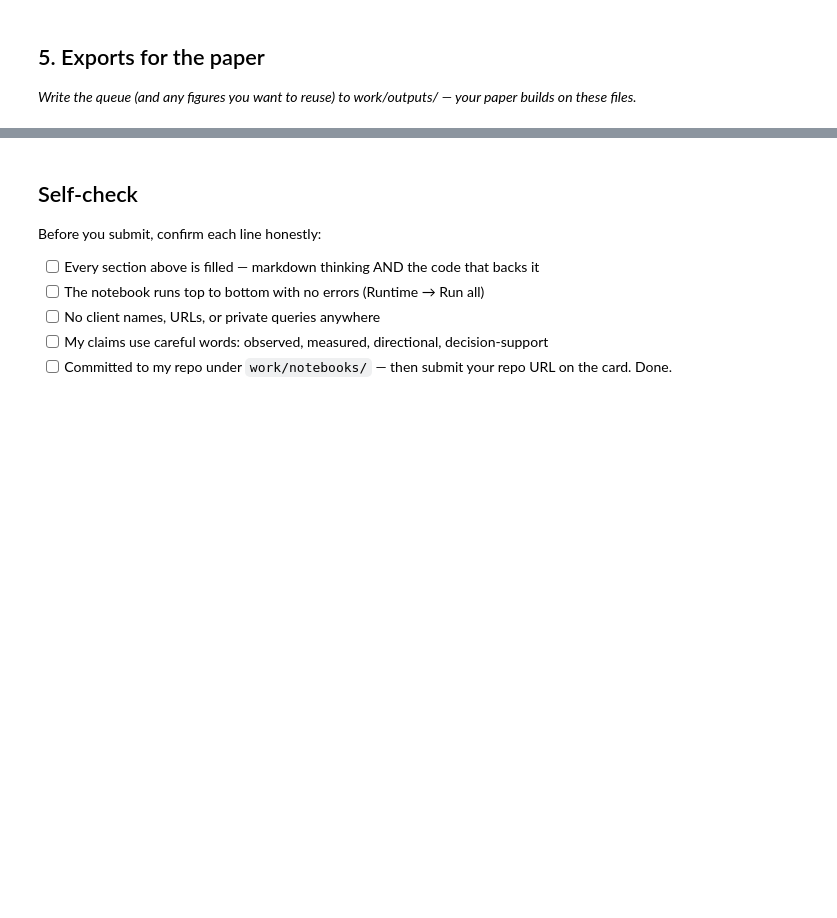
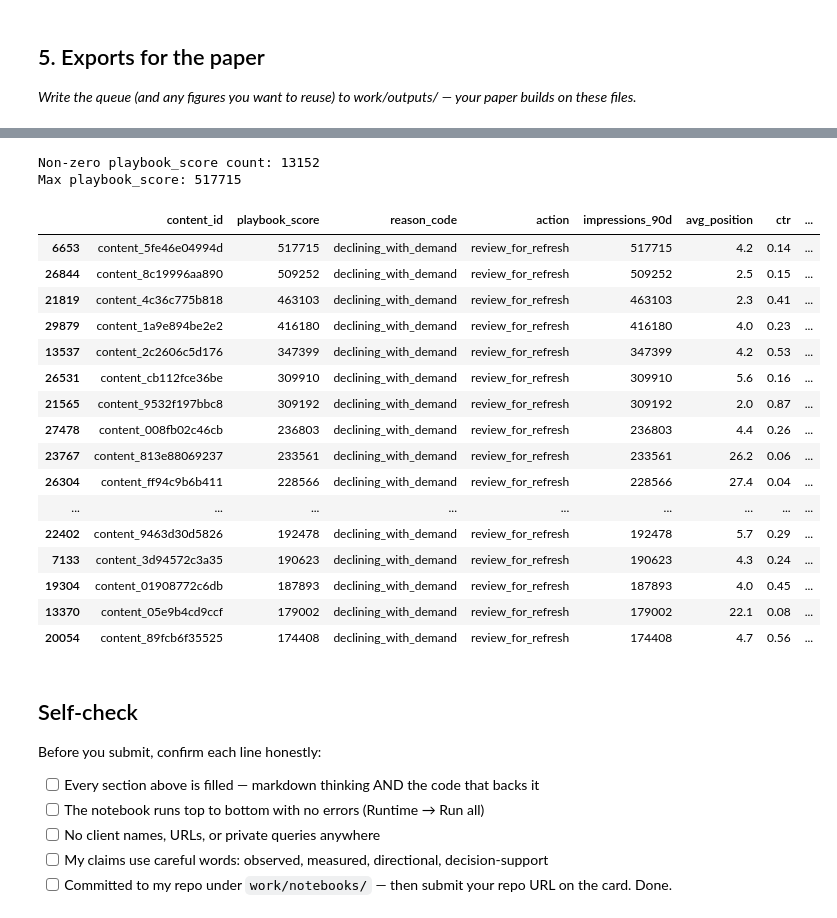
Before and after one commit to maheen-armghan/flyrank-internship, a Jupyter notebook: work/notebooks/w07_action_playbook.ipynb, the cells around one changed output, grey strips where cells are left out. Drawn from its saved outputs; the diff is of its cells as text; code cells hidden in the pictures; blank space fills up the shorter version.

```diff
--- a/work/notebooks/w07_action_playbook.ipynb
+++ b/work/notebooks/w07_action_playbook.ipynb
@@ -44,3 +166,34 @@ This skeleton is yours to fill. Work the sections **in order** — each one has
+# %%
+df["playbook_score"] = (
+    (df["is_declining_label"] == 1) & (df["impressions_90d"] >= 100)
+).astype(int) * df["impressions_90d"]
+
+print("Non-zero playbook_score count:", (df["playbook_score"] > 0).sum())
+print("Max playbook_score:", df["playbook_score"].max())
+
+queue = df.sort_values("playbook_score", ascending=False)
+top20 = queue.head(20)[["content_id","playbook_score","reason_code","action","impressions_90d","avg_position","ctr","trend_direction"]]
+top20
+# %% [output]
+Non-zero playbook_score count: 13152
+Max playbook_score: 517715
+|  | content_id | playbook_score | reason_code | action | impressions_90d | avg_position | ctr | ... |
+| 6653 | content_5fe46e04994d | 517715 | declining_with_demand | review_for_refresh | 517715 | 4.2 | 0.14 | ... |
+| 26844 | content_8c19996aa890 | 509252 | declining_with_demand | review_for_refresh | 509252 | 2.5 | 0.15 | ... |
+| 21819 | content_4c36c775b818 | 463103 | declining_with_demand | review_for_refresh | 463103 | 2.3 | 0.41 | ... |
+| 29879 | content_1a9e894be2e2 | 416180 | declining_with_demand | review_for_refresh | 416180 | 4.0 | 0.23 | ... |
+| 13537 | content_2c2606c5d176 | 347399 | declining_with_demand | review_for_refresh | 347399 | 4.2 | 0.53 | ... |
+| 26531 | content_cb112fce36be | 309910 | declining_with_demand | review_for_refresh | 309910 | 5.6 | 0.16 | ... |
+| 21565 | content_9532f197bbc8 | 309192 | declining_with_demand | review_for_refresh | 309192 | 2.0 | 0.87 | ... |
+| 27478 | content_008fb02c46cb | 236803 | declining_with_demand | review_for_refresh | 236803 | 4.4 | 0.26 | ... |
+| 23767 | content_813e88069237 | 233561 | declining_with_demand | review_for_refresh | 233561 | 26.2 | 0.06 | ... |
+| 26304 | content_ff94c9b6b411 | 228566 | declining_with_demand | review_for_refresh | 228566 | 27.4 | 0.04 | ... |
+| ... | ... | ... | ... | ... | ... | ... | ... | ... |
+| 22402 | content_9463d30d5826 | 192478 | declining_with_demand | review_for_refresh | 192478 | 5.7 | 0.29 | ... |
+| 7133 | content_3d94572c3a35 | 190623 | declining_with_demand | review_for_refresh | 190623 | 4.3 | 0.24 | ... |
+| 19304 | content_01908772c6db | 187893 | declining_with_demand | review_for_refresh | 187893 | 4.0 | 0.45 | ... |
+| 13370 | content_05e9b4cd9ccf | 179002 | declining_with_demand | review_for_refresh | 179002 | 22.1 | 0.08 | ... |
+| 20054 | content_89fcb6f35525 | 174408 | declining_with_demand | review_for_refresh | 174408 | 4.7 | 0.56 | ... |
 # %% [markdown]
 ## Self-check
 
```
Also changed, not shown: parts of 10 cells of this notebook.
